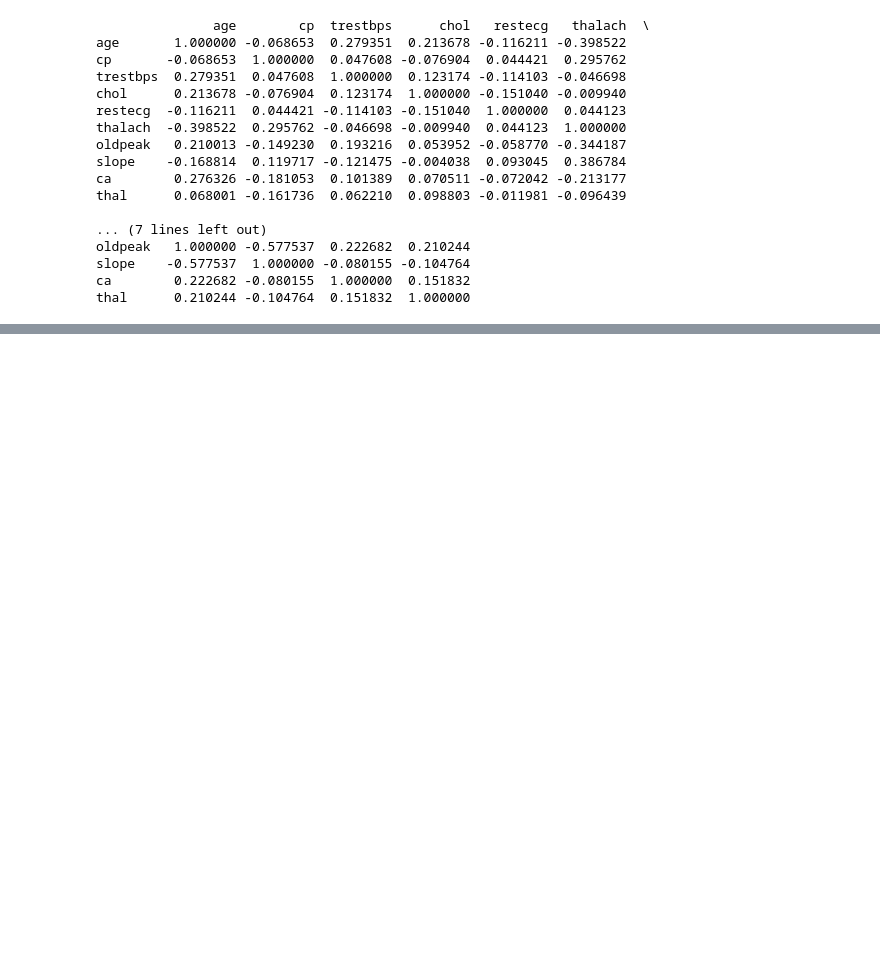
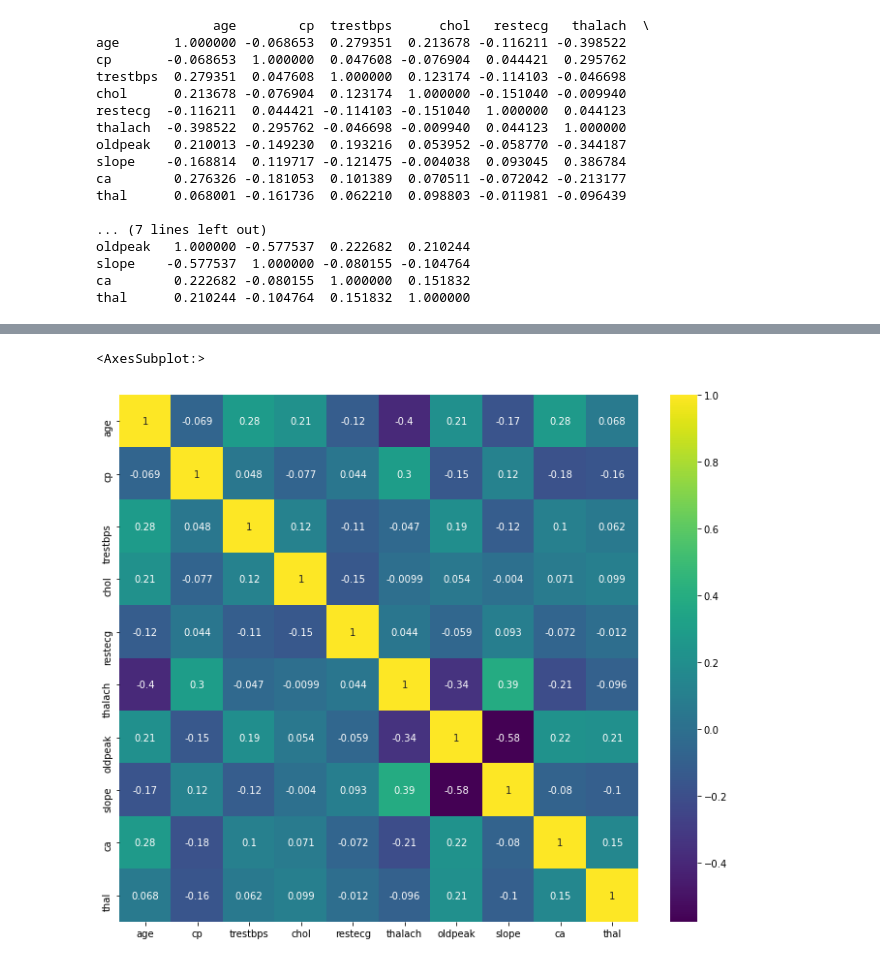
Before and after one commit to belmufti/belmufti, a Jupyter notebook: CH-0.ipynb, the cells around one changed output, grey strips where cells are left out. Saved outputs shown, nothing was run; the diff lists cells and outputs as text; code cells hidden in the pictures; blank space fills up the shorter version.

```diff
--- a/CH-0.ipynb
+++ b/CH-0.ipynb
@@ -227,0 +230,7 @@ import seaborn as sns
+# %%
+import matplotlib.pyplot as plt
+plt.figure(figsize=(12,10))
+sns.heatmap(correlations,annot=True,cmap='viridis')
+# %% [output]
+<AxesSubplot:>
+[figure, added]
```
Also changed, not shown: parts of 1 cell of this notebook.
